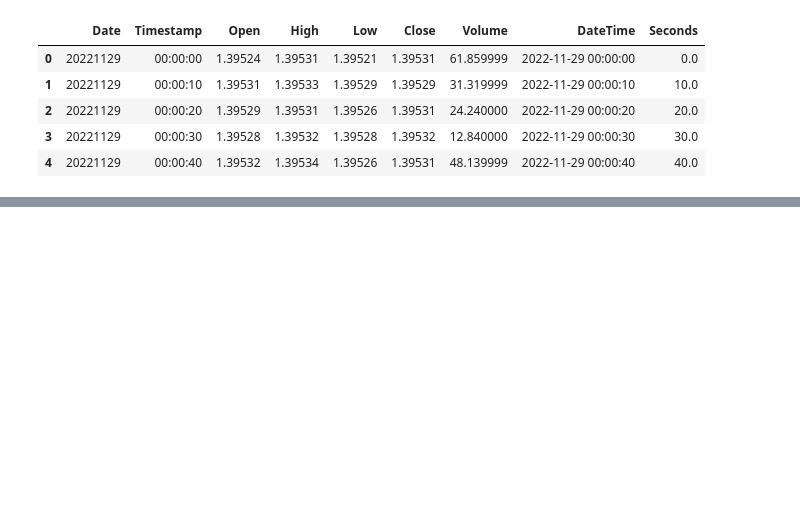
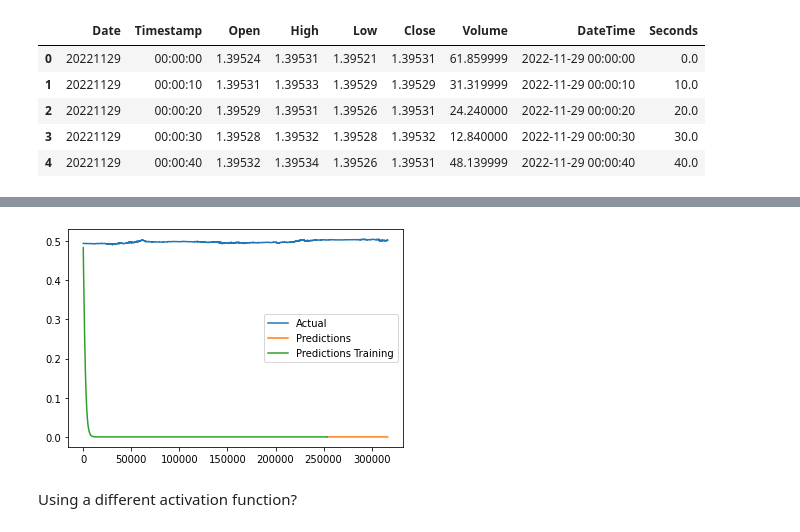
Before and after one commit to GoldenWind8/AlgorithmicTrading, a Jupyter notebook: NeuralNetworkModel.ipynb, the cells around one changed output, grey strips where cells are left out. Saved outputs shown, nothing was run; the diff lists cells and outputs as text; code cells hidden in the pictures; blank space fills up the shorter version.

```diff
--- a/NeuralNetworkModel.ipynb
+++ b/NeuralNetworkModel.ipynb
@@ -52,0 +92,19 @@ data.head()
+# %%
+import matplotlib.pyplot as plt
+
+
+def plot(data, train_predictions, predictions):
+  # Plot the data
+  plt.plot(data['Seconds'], data['Close'], label='Actual')
+
+  # Plot the predictions
+  plt.plot(test_data['Seconds'], predictions, label='Predictions')
+
+  # Plot the predictions
+  plt.plot(train_data['Seconds'], train_predictions, label='Predictions Training')
+
+  # Add a legend
+  plt.legend()
+
+  # Show the plot
+  plt.show()
@@ -52,0 +122,2 @@ data.head()
+# %%
+data['Close'] = (data['Close']/2)
@@ -53,5 +135,4 @@ data.head()
 # %%
-data['Close'] = data['Close'] / data['Close'].iloc[0]
  # Split the data into training and testing sets
 train_data = data.iloc[:int(len(data) * 0.8)]
 test_data = data.iloc[int(len(data) * 0.8):]
@@ -118,0 +177,6 @@ plt.show()
+# %%
+# Make predictions on the training data
+predictions = model.predict(test_data['Seconds'])
+train_predictions = model.predict(train_data['Seconds'])
+plot(data, train_predictions, predictions )
+# %% [output]
@@ -118,0 +185,3 @@ plt.show()
+[figure, added]
+# %% [markdown]
+Using a different activation function?
```
Also changed, not shown: parts of 14 cells of this notebook.
